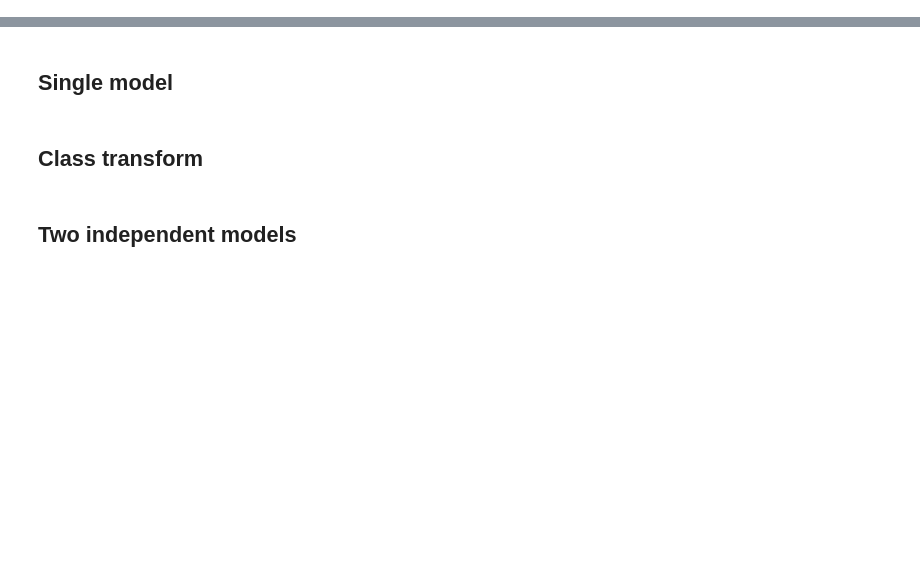
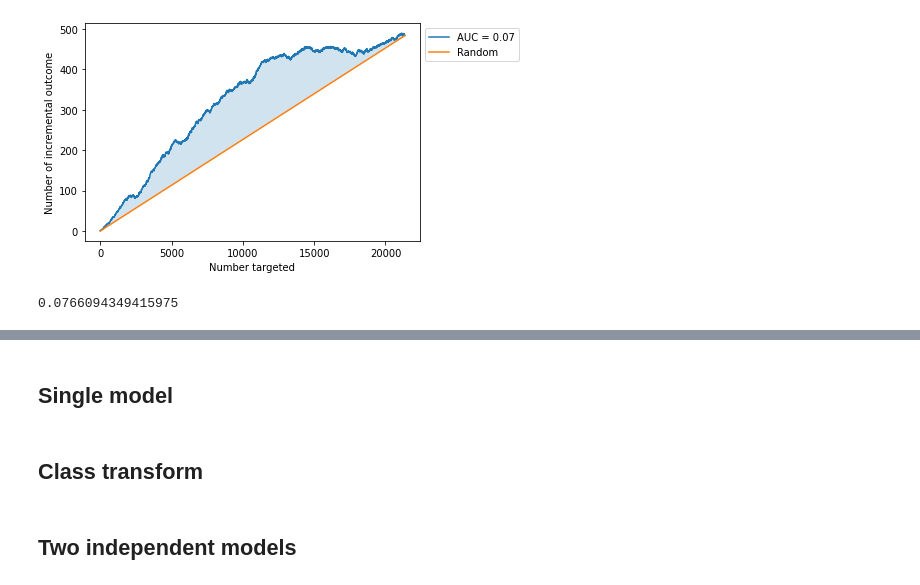
Before and after one commit to versus666jzx/uplift_lab, a Jupyter notebook: src/test.ipynb, the cells around one changed output, grey strips where cells are left out. Drawn from its saved outputs; the diff is of its cells as text; code cells hidden in the pictures; blank space fills up the shorter version.

```diff
--- a/src/test.ipynb
+++ b/src/test.ipynb
@@ -47,0 +113,4 @@ models_results = {
+# %%
+plot_qini_curve(target_test, uplift_sm, treatment_test, perfect=False);
+# %% [output]
+[figure, added]
@@ -47,0 +126,4 @@ models_results = {
+# %%
+sm_score
+# %% [output]
+0.0766094349415975
```
Also changed, not shown: parts of 30 cells of this notebook, 7 other files.
